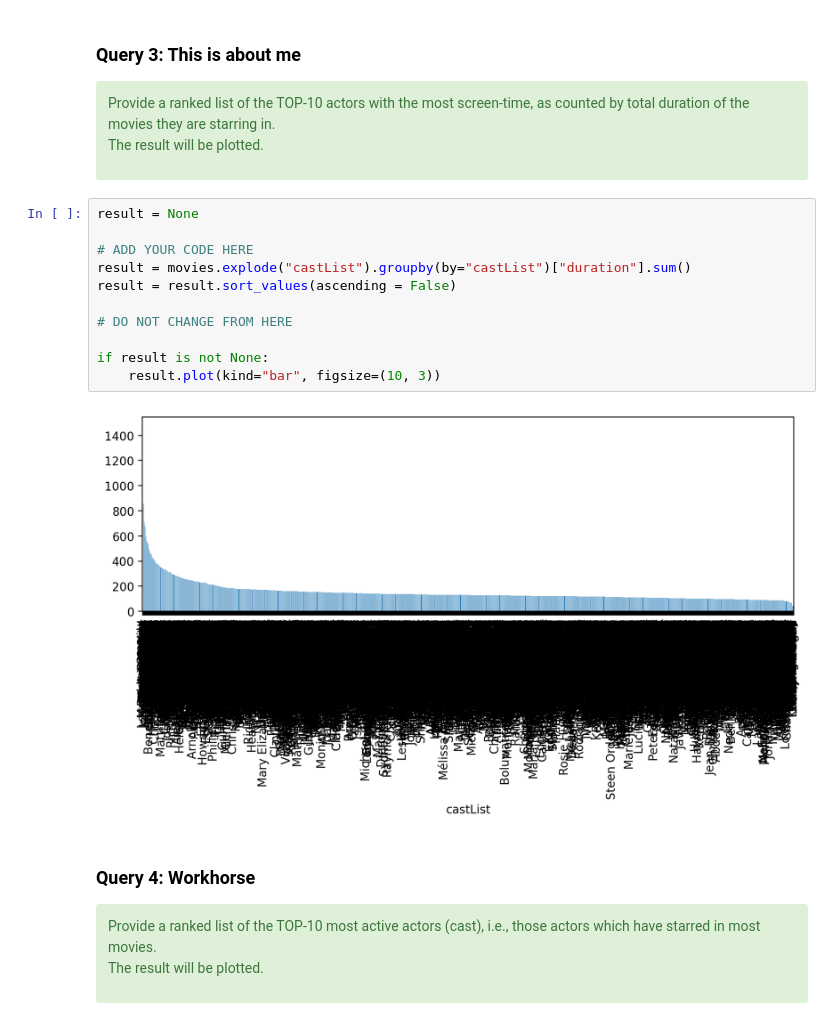
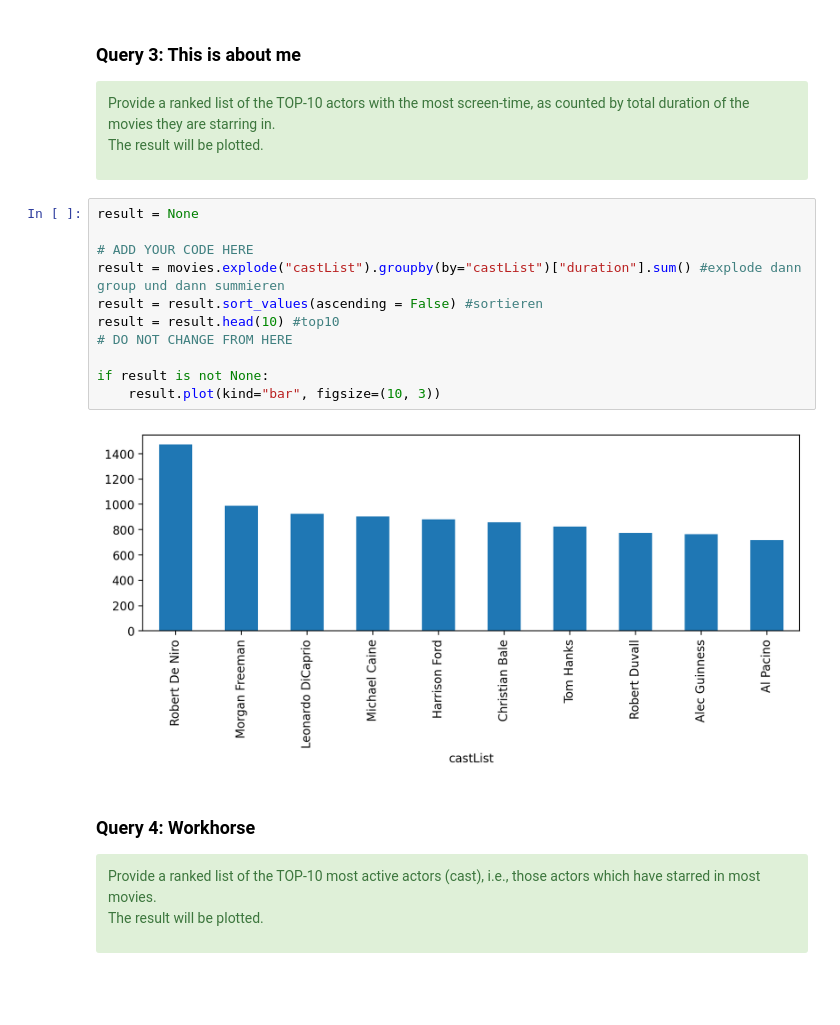
Before and after one commit to Marionese/python_ds_excercises, a Jupyter notebook: primer_exercise1/primer_part2_imdb_eda.ipynb, the cells around one changed output. Cells and saved outputs as stored; diff of their text form; blank space fills up the shorter version.

```diff
--- a/primer_exercise1/primer_part2_imdb_eda.ipynb
+++ b/primer_exercise1/primer_part2_imdb_eda.ipynb
@@ -317,16 +317,16 @@ The result will be plotted.
 # %%
 result = None
 
 # ADD YOUR CODE HERE
-result = movies.explode("castList").groupby(by="castList")["duration"].sum()
-result = result.sort_values(ascending = False)
-
+result = movies.explode("castList").groupby(by="castList")["duration"].sum() #explode dann group und dann summieren
+result = result.sort_values(ascending = False) #sortieren
+result = result.head(10) #top10
 # DO NOT CHANGE FROM HERE
 
 if result is not None:
     result.plot(kind="bar", figsize=(10, 3))
 # %% [output]
-[figure, old version]
+[figure, new version]
 # %% [markdown]
 ### Query 4: Workhorse
 
```
Also changed, not shown: parts of 1 cell of this notebook.
